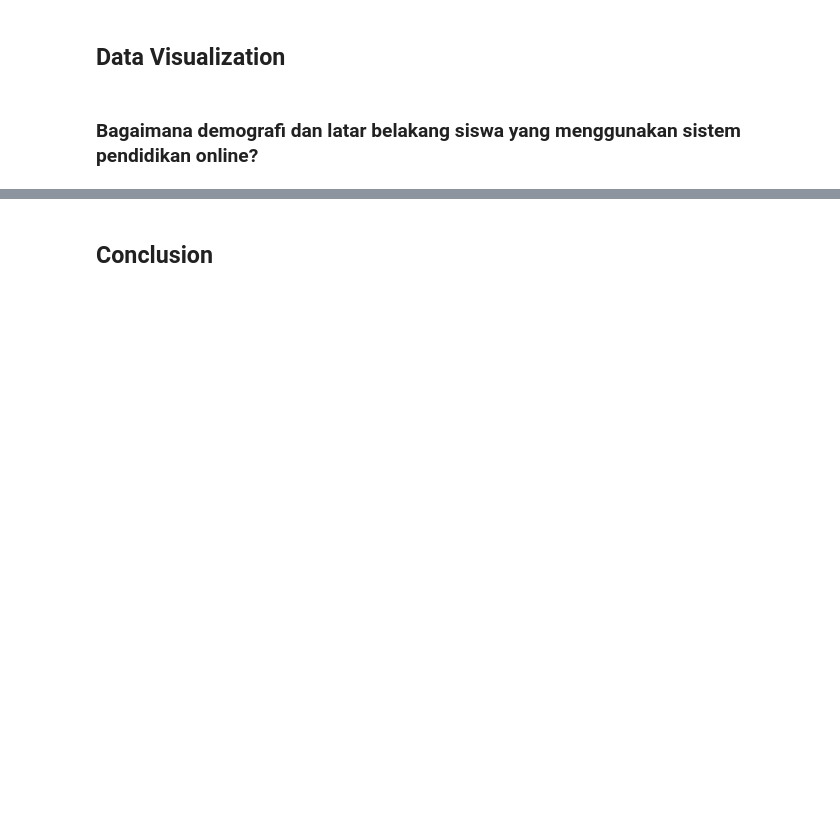
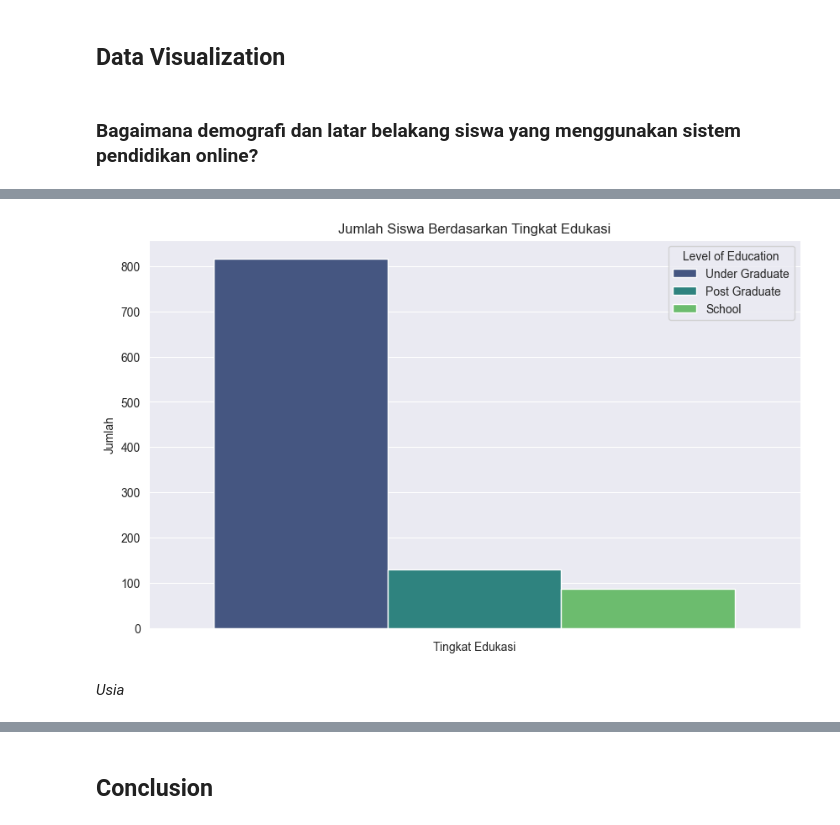
Before and after one commit to rizkiwijanarko/Student_Adaptability_on_E-Learning_Data_Analysis, a Jupyter notebook: E-Learning Data Analysis.ipynb, the cells around one changed output, grey strips where cells are left out. Saved outputs shown, nothing was run; the diff lists cells and outputs as text; code cells hidden in the pictures; blank space fills up the shorter version.

```diff
--- a/E-Learning Data Analysis.ipynb
+++ b/E-Learning Data Analysis.ipynb
@@ -306,0 +334,14 @@ plt.figure(figsize=(10, 6))
+# %%
+education_df = df['Level of Education'].value_counts()
+# %%
+# Visualisasi
+plt.figure(figsize=(10, 6))
+sns.barplot(hue=education_df.index, y=education_df.values, palette='viridis')
+plt.title("Jumlah Siswa Berdasarkan Tingkat Edukasi")
+plt.xlabel("Tingkat Edukasi")
+plt.ylabel("Jumlah")
+plt.show()
+# %% [output]
+[figure, added]
+# %% [markdown]
+*Usia*
```
Also changed, not shown: parts of 22 cells of this notebook.
